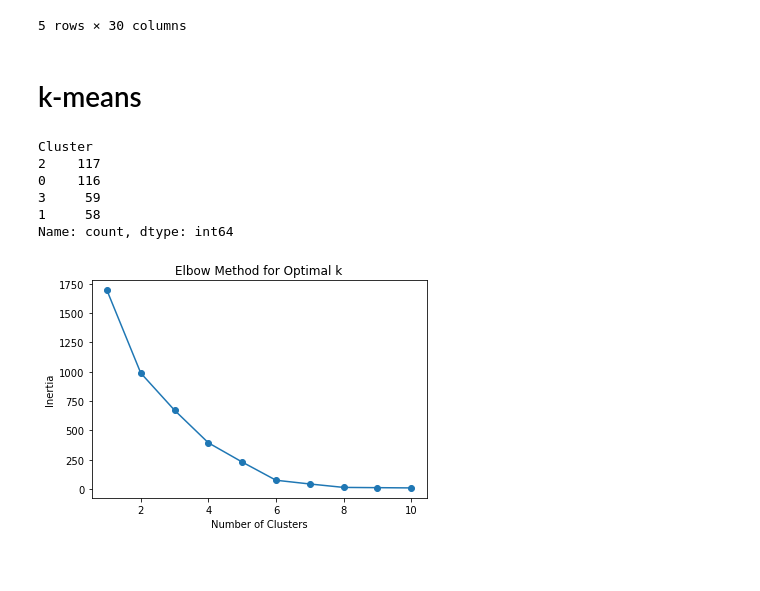
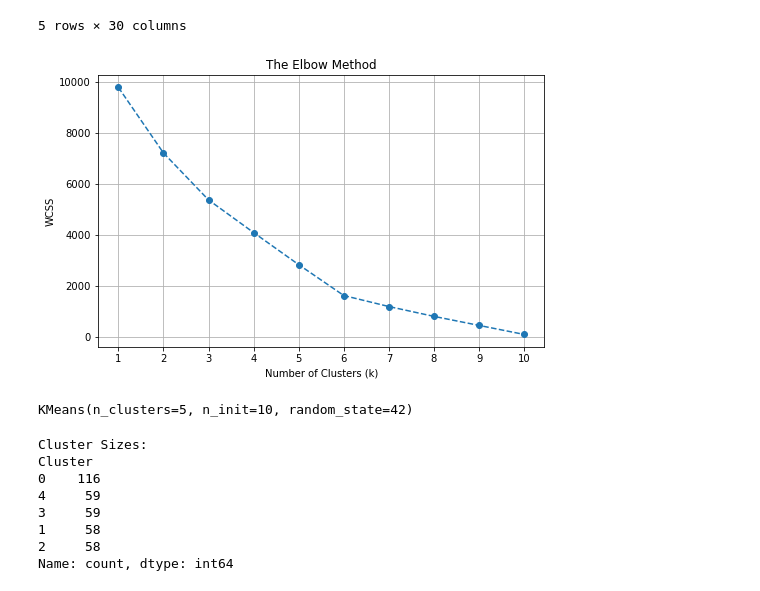
Before and after one commit to Marikinyo/E-commerce-Customer-Behavior, a Jupyter notebook: customer_segmenation.ipynb, the cells around one changed output. Cells and saved outputs as stored; diff of their text form; code cells hidden in the pictures; blank space fills up the shorter version.

Commit message:
applied k means algorithm and used elbow method

```diff
--- a/customer_segmenation.ipynb
+++ b/customer_segmenation.ipynb
@@ -30,8 +32,36 @@ df.head()
 | 104 | 0.235294 | 0.964122 | 0.857143 | 0.894737 | 0.0 | 0.055556 | ... |
 | 105 | 0.058824 | 0.279095 | 0.428571 | 0.526316 | 1.0 | 0.851852 | ... |
 5 rows × 30 columns
-# %% [markdown]
-# k-means
+# %%
+# Remove columns that might not be useful for clustering (e.g., IDs)
+# If "Customer ID" is the index, it's already excluded
+X = df.values
+# %%
+# Standardize the data for better clustering performance
+scaler = StandardScaler()
+X_scaled = scaler.fit_transform(X)
+# %%
+wcss = []  # Within-cluster sum of squares
+
+for k in range(1, 11):  # Testing for k = 1 to 10
+    kmeans = KMeans(n_clusters=k, random_state=42, n_init=10, max_iter=300)
+    kmeans.fit(X_scaled)
+    wcss.append(kmeans.inertia_)  # Append WCSS for each k
+
+# Plot the elbow graph
+plt.figure(figsize=(8, 5))
+plt.plot(range(1, 11), wcss, marker='o', linestyle='--')
+plt.title('The Elbow Method')
+plt.xlabel('Number of Clusters (k)')
+plt.ylabel('WCSS')
+plt.xticks(range(1, 11))
+plt.grid()
+plt.show()
+# %% [output]
+[figure, added]
 # %%
-# Apply K-Means
-kmeans = KMeans(n_clusters=4, random_state=42, n_init=10)
+# Step 1: Apply K-Means with k=6
+kmeans = KMeans(n_clusters=5, random_state=42, n_init=10, max_iter=300)
+kmeans.fit(X_scaled)
+# %% [output]
+KMeans(n_clusters=5, n_init=10, random_state=42)
@@ -40,25 +67,0 @@ df['Cluster'] = kmeans.fit_predict(df)
-# %%
-# Check the cluster assignments
-print(df['Cluster'].value_counts())
-
-# Visualize the Elbow Method to choose k
-inertia = []
-k_range = range(1, 11)
-for k in k_range:
-    kmeans = KMeans(n_clusters=k, random_state=42)
-    kmeans.fit(df)
-    inertia.append(kmeans.inertia_)
-
-plt.plot(k_range, inertia, marker='o')
-plt.xlabel('Number of Clusters')
-plt.ylabel('Inertia')
-plt.title('Elbow Method for Optimal k')
-plt.show()
-# %% [output]
-Cluster
-2    117
-0    116
-3     59
-1     58
-Name: count, dtype: int64
-[figure, removed]
@@ -64,0 +71,14 @@ Name: count, dtype: int64
+# %%
+# Step 3: Analyze Clusters
+# View cluster sizes
+print("Cluster Sizes:")
+print(df['Cluster'].value_counts())
+# %% [output]
+Cluster Sizes:
+Cluster
+0    116
+4     59
+3     59
+1     58
+2     58
+Name: count, dtype: int64
```
Also changed, not shown: parts of 6 cells of this notebook.
